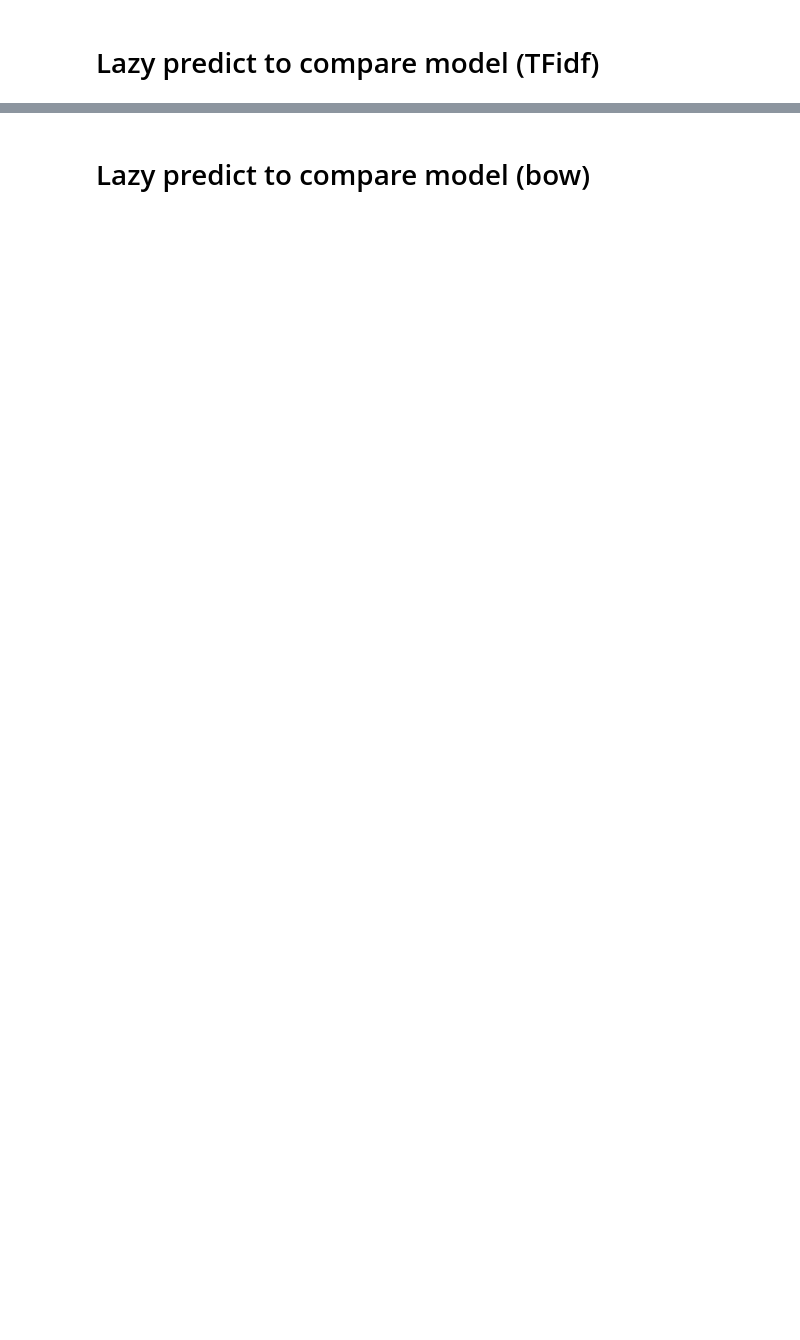
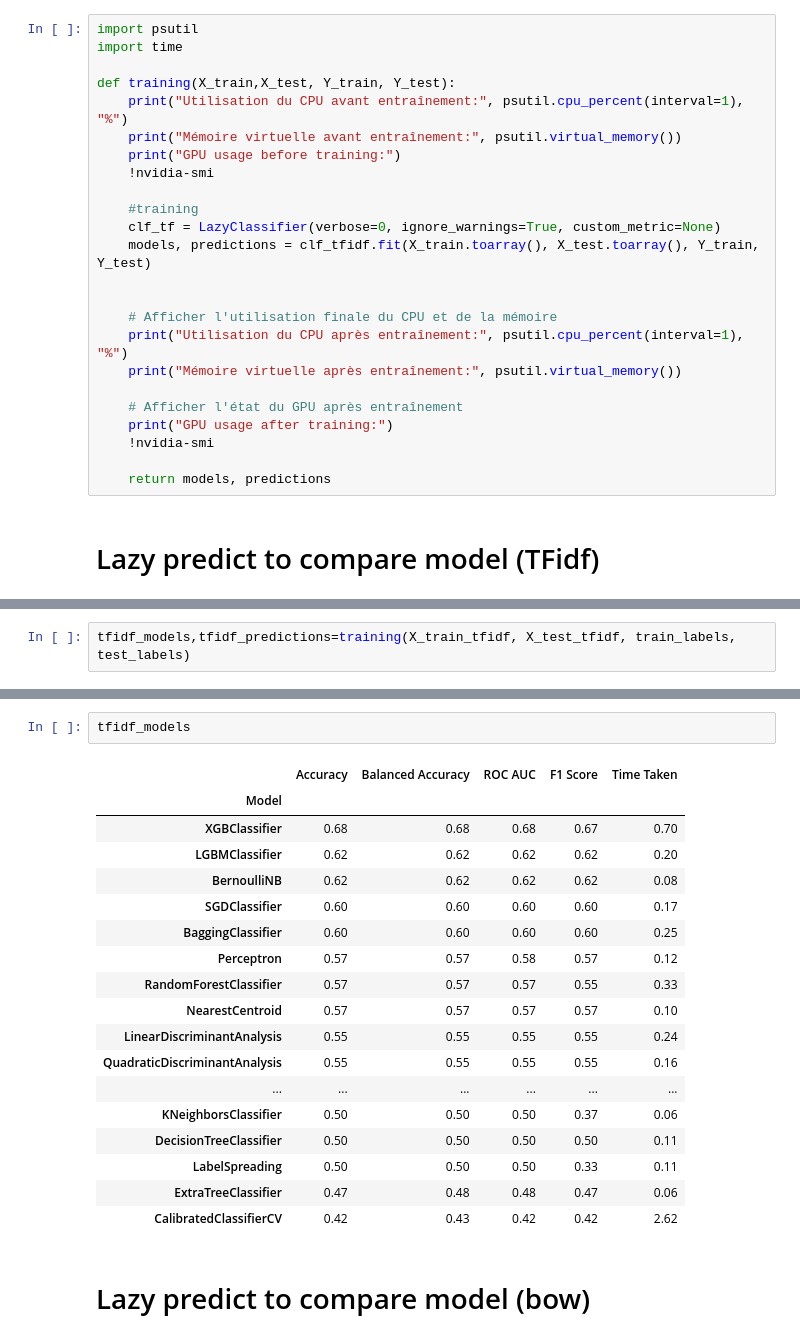
Before and after one commit to gyxcit/nlp_course1, a Jupyter notebook: llm_homework.ipynb, the cells around one changed output, grey strips where cells are left out. Saved outputs shown, nothing was run; the diff lists cells and outputs as text; blank space fills up the shorter version.

```diff
--- a/llm_homework.ipynb
+++ b/llm_homework.ipynb
@@ -355,5 +355,29 @@ You can install it with `pip install dask[dataframe]` or `conda install dask`.
 This will raise in a future version.
 
   warnings.warn(msg, FutureWarning)
+# %%
+import psutil
+import time
+
+def training(X_train,X_test, Y_train, Y_test):
+    print("Utilisation du CPU avant entraînement:", psutil.cpu_percent(interval=1), "%")
+    print("Mémoire virtuelle avant entraînement:", psutil.virtual_memory())
+    print("GPU usage before training:")
+    !nvidia-smi
+
+    #training
+    clf_tf = LazyClassifier(verbose=0, ignore_warnings=True, custom_metric=None)
+    models, predictions = clf_tfidf.fit(X_train.toarray(), X_test.toarray(), Y_train, Y_test)
+
+
+    # Afficher l'utilisation finale du CPU et de la mémoire
+    print("Utilisation du CPU après entraînement:", psutil.cpu_percent(interval=1), "%")
+    print("Mémoire virtuelle après entraînement:", psutil.virtual_memory())
+
+    # Afficher l'état du GPU après entraînement
+    print("GPU usage after training:")
+    !nvidia-smi
+
+    return models, predictions
 # %% [markdown]
 # Lazy predict to compare model (TFidf)
@@ -399,0 +384,2 @@ You can set `force_col_wise=true` to remove the overhead.
+# %%
+tfidf_models,tfidf_predictions=training(X_train_tfidf, X_test_tfidf, train_labels, test_labels)
@@ -400,2 +441,23 @@ You can set `force_col_wise=true` to remove the overhead.
+# %%
+tfidf_models
+# %% [output]
+|  | Accuracy | Balanced Accuracy | ROC AUC | F1 Score | Time Taken |
+| Model |  |  |  |  |  |
+| XGBClassifier | 0.68 | 0.68 | 0.68 | 0.67 | 0.70 |
+| LGBMClassifier | 0.62 | 0.62 | 0.62 | 0.62 | 0.20 |
+| BernoulliNB | 0.62 | 0.62 | 0.62 | 0.62 | 0.08 |
+| SGDClassifier | 0.60 | 0.60 | 0.60 | 0.60 | 0.17 |
+| BaggingClassifier | 0.60 | 0.60 | 0.60 | 0.60 | 0.25 |
+| Perceptron | 0.57 | 0.57 | 0.58 | 0.57 | 0.12 |
+| RandomForestClassifier | 0.57 | 0.57 | 0.57 | 0.55 | 0.33 |
+| NearestCentroid | 0.57 | 0.57 | 0.57 | 0.57 | 0.10 |
+| LinearDiscriminantAnalysis | 0.55 | 0.55 | 0.55 | 0.55 | 0.24 |
+| QuadraticDiscriminantAnalysis | 0.55 | 0.55 | 0.55 | 0.55 | 0.16 |
+| ... | ... | ... | ... | ... | ... |
+| KNeighborsClassifier | 0.50 | 0.50 | 0.50 | 0.37 | 0.06 |
+| DecisionTreeClassifier | 0.50 | 0.50 | 0.50 | 0.50 | 0.11 |
+| LabelSpreading | 0.50 | 0.50 | 0.50 | 0.33 | 0.11 |
+| ExtraTreeClassifier | 0.47 | 0.48 | 0.48 | 0.47 | 0.06 |
+| CalibratedClassifierCV | 0.42 | 0.43 | 0.42 | 0.42 | 2.62 |
 # %% [markdown]
 # Lazy predict to compare model (bow)
```
Also changed, not shown: parts of 10 cells of this notebook.
